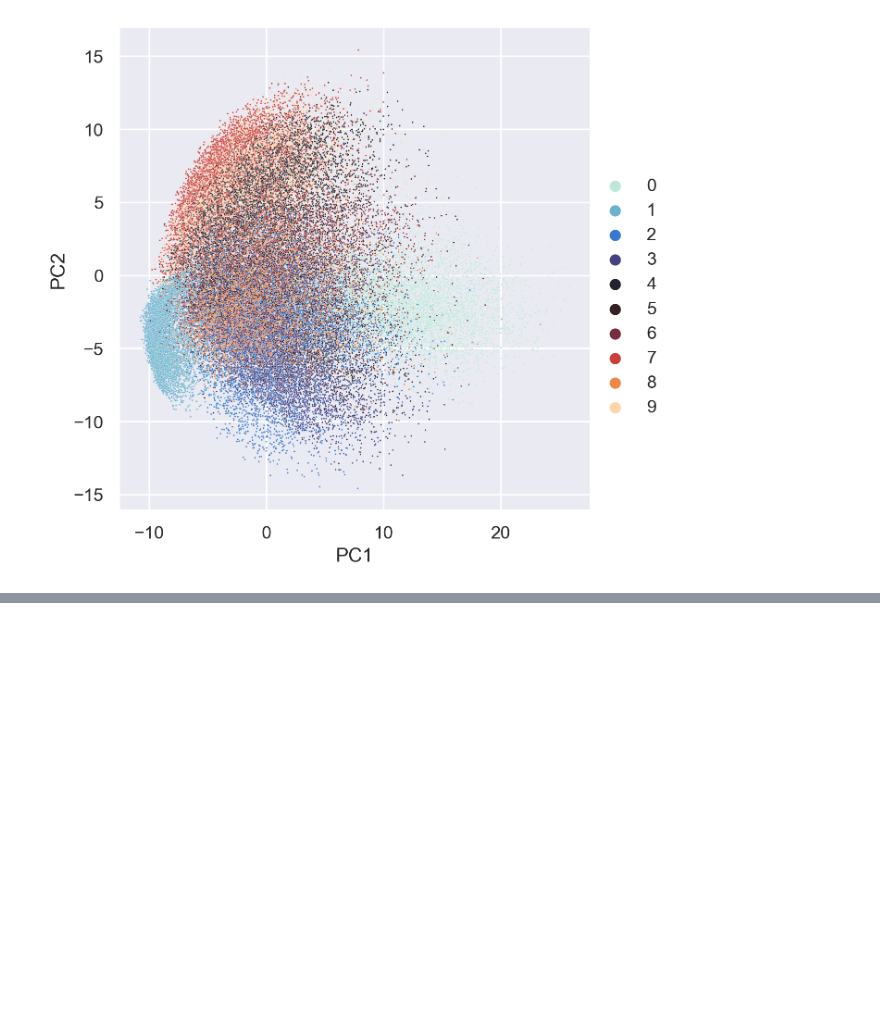
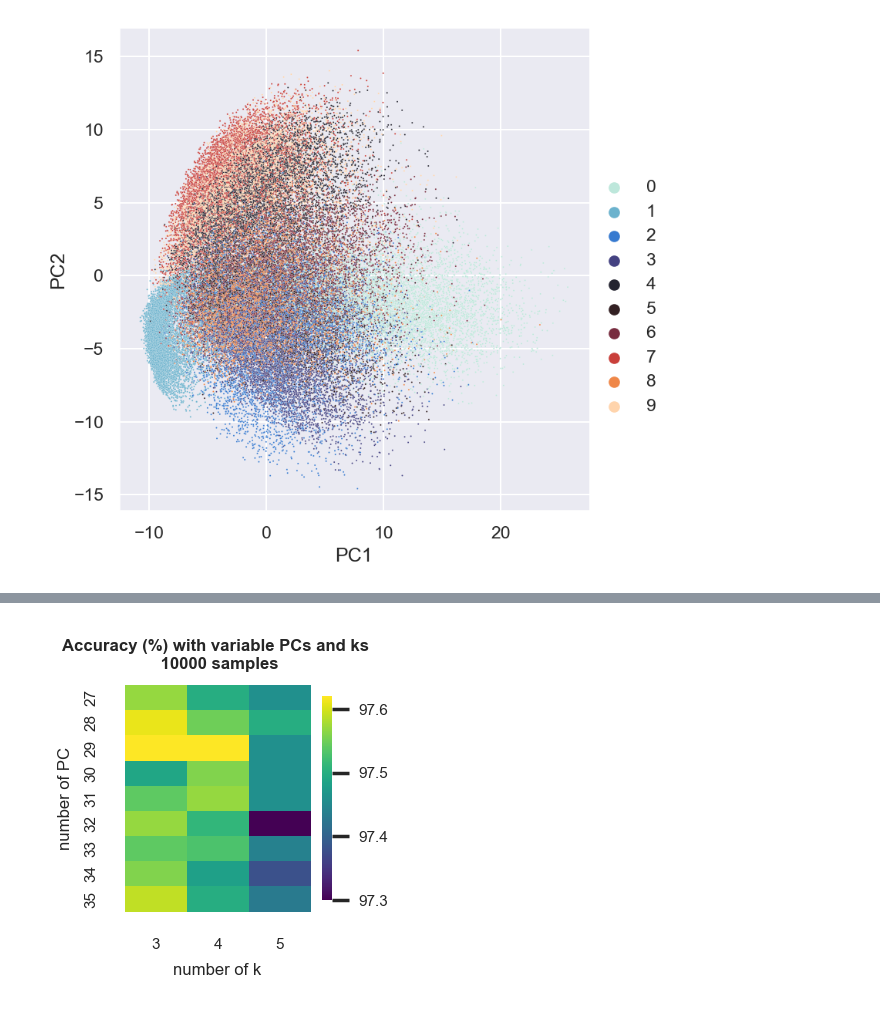
Before and after one commit to datascience-mobi-2022/2022-topic-01-team-02, a Jupyter notebook: code_report_test.ipynb, the cells around one changed output, grey strips where cells are left out. Saved outputs shown, nothing was run; the diff lists cells and outputs as text; code cells hidden in the pictures; blank space fills up the shorter version.

```diff
--- a/code_report_test.ipynb
+++ b/code_report_test.ipynb
@@ -53,0 +56,4 @@ vis.PC_variance()
+# %%
+vis.heatmap_k_PC(precise_val_arr, range(27, 36), range(3,6), large=False, small=True)
+# %% [output]
+[figure, added]
```
Also changed, not shown: parts of 9 cells of this notebook, 2 other files.
